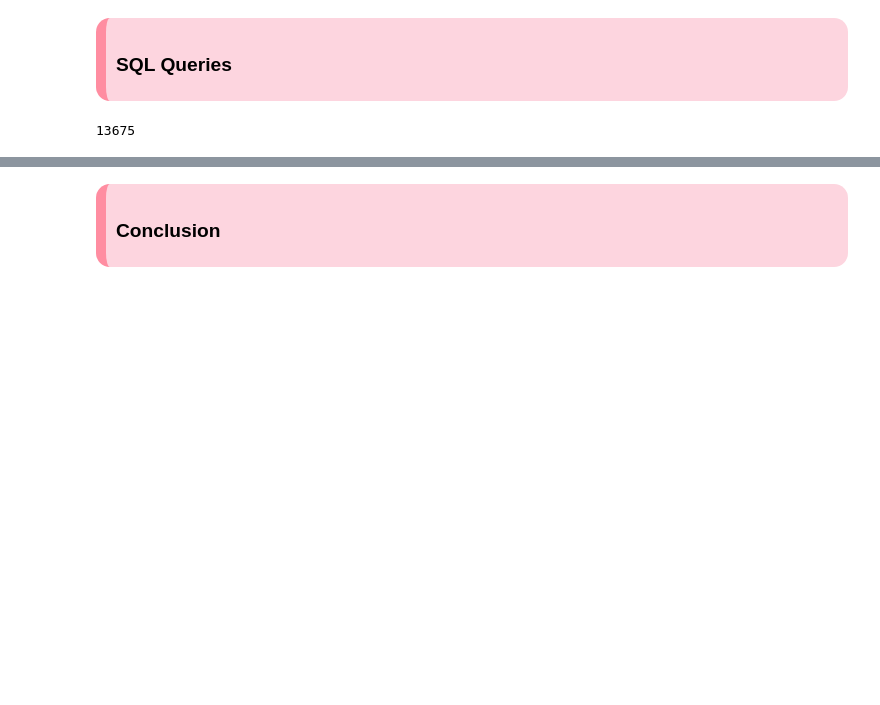
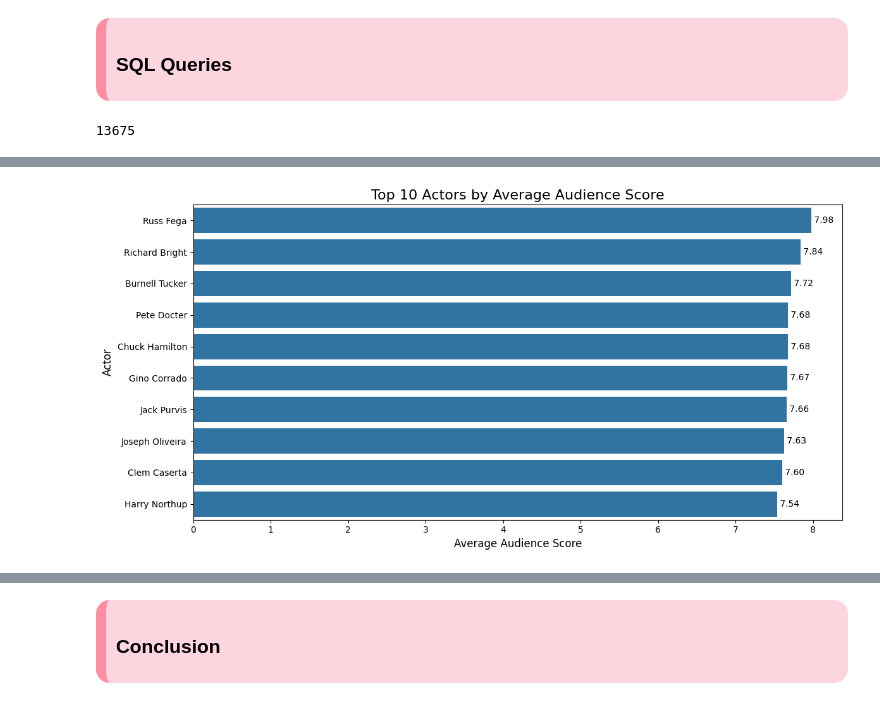
Before and after one commit to CarlotaMarto/Big_Data, a Jupyter notebook: midterm.ipynb, the cells around one changed output, grey strips where cells are left out. Cells and saved outputs as stored; diff of their text form; code cells hidden in the pictures; blank space fills up the shorter version.

```diff
--- a/midterm.ipynb
+++ b/midterm.ipynb
@@ -798,6 +754,6 @@ plt.show()
 # %%
 #Top 10 Actors by Average Audience Score
-query_4 = '''-- Query 5: Top 10 Actors by Average Audience Score
+query_4 = '''
 SELECT
     c.actor_name,
     COUNT(f.movie_id) AS film_count,
@@ -810,7 +766,22 @@ HAVING film_count >= 5  -- Filtro para garantir consistência
 ORDER BY avg_audience_score DESC
 LIMIT 10;'''
 # %%
-#gráfico query 4
+df_cast = pd.read_sql_query(query_4, conn)
+
+plt.figure(figsize=(12, 6))
+ax = sns.barplot(data=df_cast, x='avg_audience_score', y='actor_name')
+
+plt.title('Top 10 Actors by Average Audience Score', fontsize=16)
+plt.xlabel('Average Audience Score', fontsize=12)
+plt.ylabel('Actor', fontsize=12)
+
+for i, value in enumerate(df_cast['avg_audience_score']):
+    ax.text(value, i, f' {value:.2f}', va='center')
+
+plt.tight_layout()
+plt.show()
+# %% [output]
+[figure, added]
 # %%
 query_5 = '''SELECT
     d.day_of_week,
```
Also changed, not shown: parts of 27 cells of this notebook, 1 other file.
